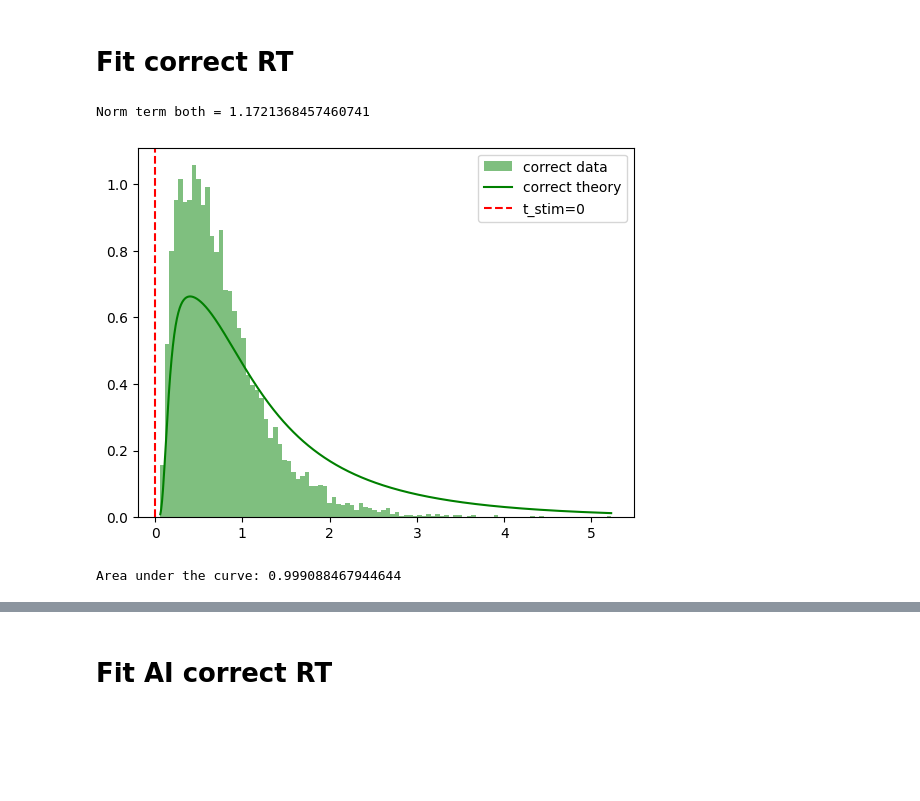
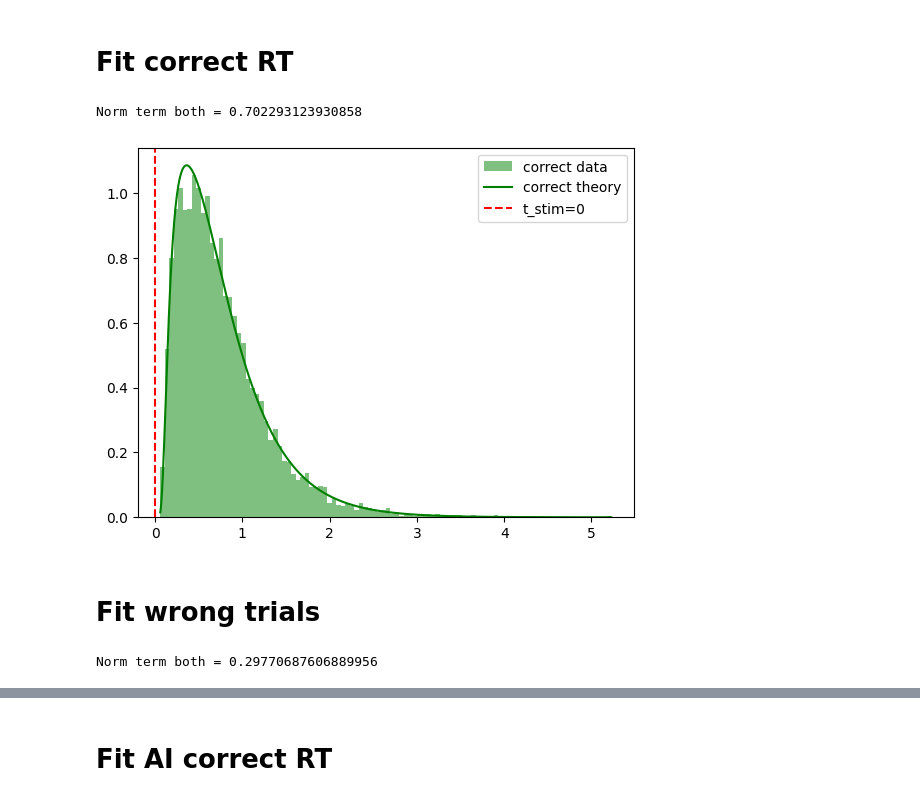
Before and after one commit to rakaar/ddm_codes, a Jupyter notebook: action_init_ddm/fitting_sim_data.ipynb, the cells around one changed output, grey strips where cells are left out. Drawn from its saved outputs; the diff is of its cells as text; code cells hidden in the pictures; blank space fills up the shorter version.

```diff
--- a/action_init_ddm/fitting_sim_data.ipynb
+++ b/action_init_ddm/fitting_sim_data.ipynb
@@ -161,21 +158,20 @@ plt.legend();
 def correct_RT_norm_fn(t, V_A, theta_A, V_E, theta_E, Z, t_stim, K_max):
     t_a = 0; t_E = 0; Z_E = 0
     if t < 0.25:
-        AI_term =  rho_A_t_fn(t, V_A, theta_A, t_a)*P_small_t_btn_1_2(t, V_E, theta_E, Z, K_max)/S_E_fn(t, V_E, theta_E, Z, K_max)
+        AI_term =  rho_A_t_fn(t, V_A, theta_A, t_a)*P_small_t_btn_1_2(t, V_E, theta_E, Z, K_max)
     else:
-        AI_term =  rho_A_t_fn(t, V_A, theta_A, t_a)*P_large_t_btn_1_2(1, 2, t, V_E, theta_E, Z, K_max)/S_E_fn(t, V_E, theta_E, Z, K_max)
+        AI_term =  rho_A_t_fn(t, V_A, theta_A, t_a)*P_large_t_btn_1_2(1, 2, t, V_E, theta_E, Z, K_max)
 
     EA_term = rho_E_minus_t_fn(t, -V_E, theta_E, K_max, t_stim, Z_E, t_E)*(1 - cum_A_t_fn(t, V_A, theta_A, t_a))
     return AI_term + EA_term
 # %%
+
 K_max = 50; Z = 0
-correct_RT_norm_term = quad(correct_RT_norm_fn, 0.00001, max(RTs)+100, args=(V_A, theta_A, V_E, theta_E, Z, t_stim, K_max))[0]
-
-
+correct_RT_norm_term = quad(correct_RT_norm_fn, 0.00001, max(RTs)+10, args=(V_A, theta_A, V_E, theta_E, Z, t_stim, K_max))[0]
 
 print(f'Norm term both = {correct_RT_norm_term}')
 # %% [output]
-Norm term both = 1.1721368457460741
+Norm term both = 0.702293123930858
 # %%
 RTs_flat = RTs.flatten()
 
@@ -187,42 +183,50 @@ t_pts = np.linspace(min(correct_RT), max(correct_RT), 1000)
 plt.hist(correct_RT, bins=100, alpha=0.5, label='correct data', color='g', density=True)
 
 # correct- upper bound
 Z  = 0; K_max = 50
 P_A = rho_A_t_arr_fn(t_pts, V_A, theta_A).flatten()
 
 P_E = rho_E_minus_t_arr_fn(t_pts, -V_E, theta_E, K_max, t_stim).flatten()
 C_A = cum_A_t_arr_fn(t_pts, V_A, theta_A).flatten()
 
 # Prob that DV is btn x1 and x2
 x1 = 1; x2 = 2
 P_EA_pos = np.zeros((len(t_pts)))
 for i in range(len(t_pts)):
     t = t_pts[i]
     if t <= 0.25:
         P_EA_pos[i] = P_small_t_btn_1_2(t, V_E, theta_E, Z, K_max)
     else:
         P_EA_pos[i] = P_large_t_btn_1_2(x1, x2, t, V_E, theta_E, Z, K_max)
 
 
-# Prob that EA survives
-S_E_t = [S_E_fn(t, V_E, theta_E, Z, K_max) for t in t_pts]
-P_EA_pos_given_survived = P_EA_pos/S_E_t
 
-
-
-p_theory  = ((P_A)*P_EA_pos_given_survived + (P_E)*(1 - C_A))/correct_RT_norm_term
+p_theory  = ((P_A)*P_EA_pos + (P_E)*(1 - C_A))/correct_RT_norm_term
 # p_theory  = ((P_A)*P_EA_pos_norm + (P_E)*(1 - C_A))
 
 
 
 plt.plot(t_pts, p_theory, color='g', label = 'correct theory')
 plt.axvline(x=t_stim, color='r', linestyle='--', label=f't_stim={t_stim}')
 
 plt.legend();
 # %% [output]
-[figure, old version]
+[figure, new version]
-# %%
-auc = np.trapz(p_theory, t_pts)
-print(f'Area under the curve: {auc}')
-# %% [output]
-Area under the curve: 0.999088467944644
+# %% [markdown]
+# Fit wrong trials
+# %%
+# norm term
+# norm term for correct RT
+def wrong_RT_norm_fn(t, V_A, theta_A, V_E, theta_E, Z, t_stim, K_max):
+    t_a = 0; t_E = 0; Z_E = 0
+    AI_term =  rho_A_t_fn(t, V_A, theta_A, t_a)*P_large_t_btn_1_2(0, 1, t, V_E, theta_E, Z, K_max)
+    EA_term = rho_E_minus_t_fn(t, V_E, theta_E, K_max, t_stim, Z_E, t_E)*(1 - cum_A_t_fn(t, V_A, theta_A, t_a))
+    return AI_term + EA_term
+
+
+K_max = 50; Z = 0
+wrong_RT_norm_term = quad(wrong_RT_norm_fn, 0, np.inf, args=(V_A, theta_A, V_E, theta_E, Z, t_stim, K_max))[0]
+
+print(f'Norm term both = {wrong_RT_norm_term}')
+# %% [output]
+Norm term both = 0.29770687606889956
```
Also changed, not shown: parts of 16 cells of this notebook.
